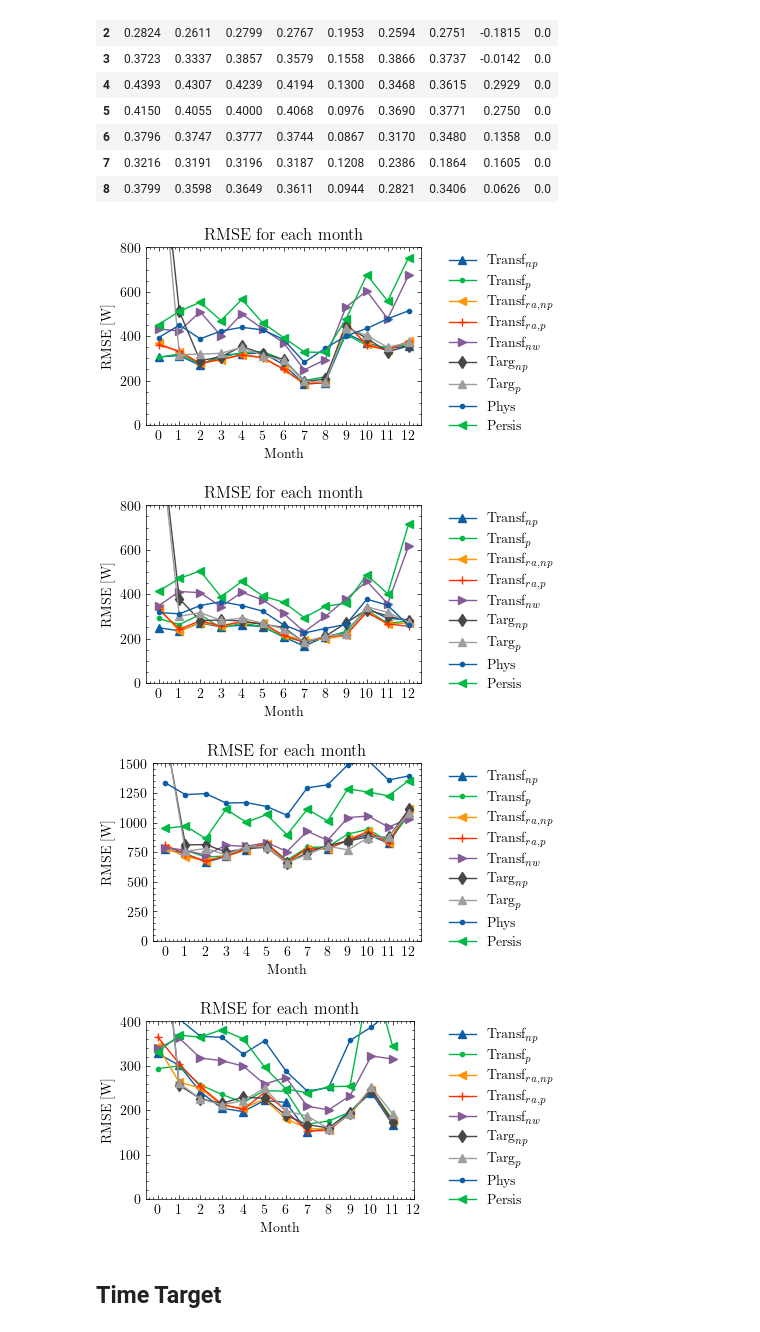
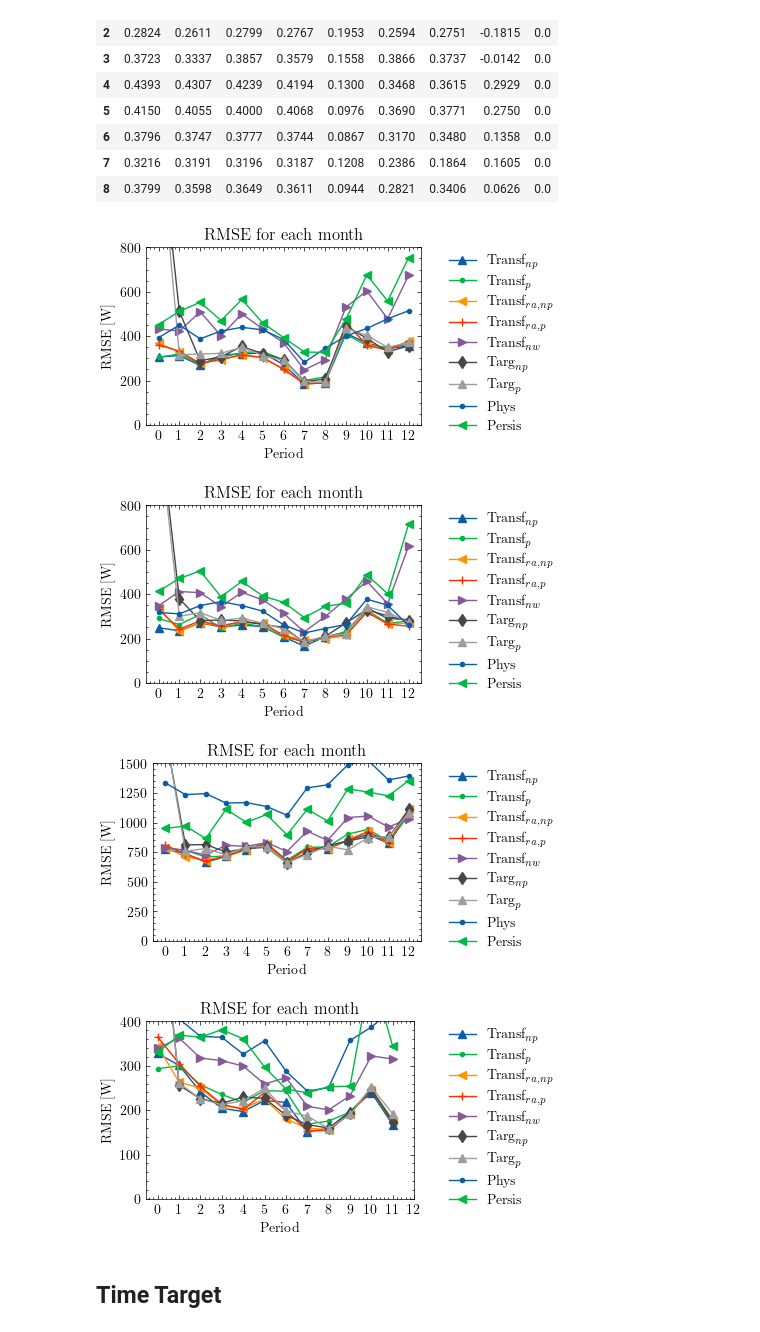
Before and after one commit to RobbeVDE/SolNet-2, a Jupyter notebook: evaluation_visualization.ipynb, the cells around one changed output. Cells and saved outputs as stored; diff of their text form; code cells hidden in the pictures.

```diff
--- a/evaluation_visualization.ipynb
+++ b/evaluation_visualization.ipynb
@@ -175,27 +175,27 @@ avg_skill_score
 # %%
 ymax = [800, 800, 1500, 400, 600,600,600,600,600]
 
 for site in [0,1,2,3]:
     #RMSE
     marker = itertools.cycle(('^', '.', '<', '+', '>', 'd'))
     fig = plt.figure(site)
     for model in [0,1,5,6,2,3,4,8,9]:
 
         plt.plot(month_rmse.loc[(site, slice(None)), model].values, marker=next(marker), linestyle="-", label = model_labels[model])
     plt.ylim([0, ymax[site]])
     fig.legend(loc="center left", bbox_to_anchor=(1,0.5))
     plt.title("RMSE for each month")
-    plt.xlabel("Month")
+    plt.xlabel("Period")
     plt.ylabel("RMSE [W]")
     plt.xticks(range(len(rmse.loc[site].index)), labels=range(len(rmse.loc[site].index)))
     plt.tight_layout()
     plt.savefig(f"Figures/evaluation/rmse_month_s{site}")
     fig.show()
 # %% [output]
-[figure, old version]
+[figure, new version]
-[figure, old version]
+[figure, new version]
-[figure, old version]
+[figure, new version]
-[figure, old version]
+[figure, new version]
 # %% [markdown]
 ## Time Target
 # %%
```
Also changed, not shown: parts of 2 cells of this notebook, 24 other files.
